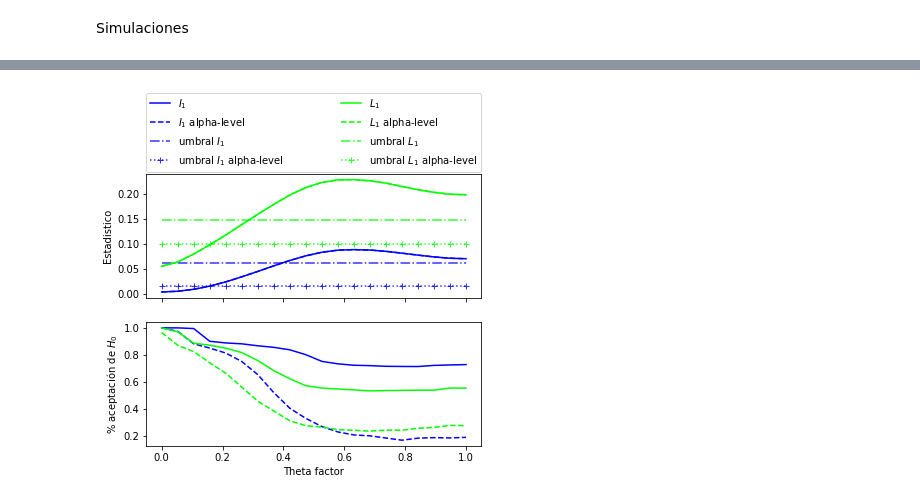
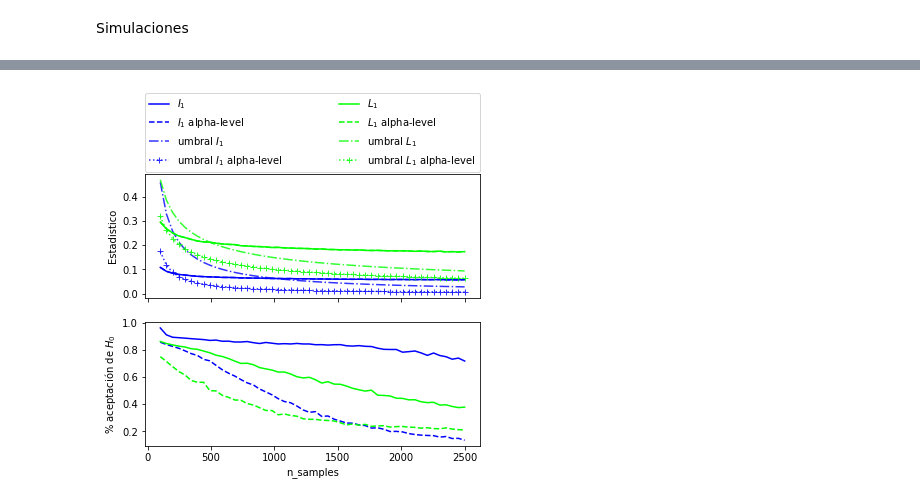
Before and after one commit to MartinVIllesca/Curso-teoria-informacion, a Jupyter notebook: proyecto/simulaciones2.ipynb, the cells around one changed output, grey strips where cells are left out. Saved outputs shown, nothing was run; the diff lists cells and outputs as text; code cells hidden in the pictures.

```diff
--- a/proyecto/simulaciones2.ipynb
+++ b/proyecto/simulaciones2.ipynb
@@ -81,9 +83,9 @@ def l1Test(X, Y, mX, mY, plotear=False, asintotico=False):
                 plt.scatter(x=X[intervaloX[0] * intervaloY[0]],
                             y=Y[intervaloX[0] * intervaloY[0]],
                             cmap="PuOr", alpha=0.1)
-#                 plt.vlines(bx, ymin=miny, ymax=maxy)
-#                 plt.hlines(by, xmin=minx, xmax=maxx)
-#                 plt.text(ax, ay, '{:.2f}'.format(aux))
+                plt.vlines(bx, ymin=miny, ymax=maxy)
+                plt.hlines(by, xmin=minx, xmax=maxx)
+                plt.text(ax, ay, '{:.2f}'.format(aux))
 
 
     if plotear:
@@ -93,7 +95,7 @@ def l1Test(X, Y, mX, mY, plotear=False, asintotico=False):
         else: print('son dependientes')
         print(mX / np.log(n_samples))
         print(mX * mY / n_samples)
-#         plt.show()
+        plt.show()
     return L1, umbral
 # %% [markdown]
 ## Estadístico basado en $log$-verosimilitud
@@ -419,28 +452,67 @@ r
 # %%
+samples = np.linspace(100,2500, dtype=int)
+
+L1, umbralL1, acceptanceL1 = [], [], []
+I1, umbralI1, acceptanceI1 = [], [], []
+
+L1_alpha, umbralL1_alpha, acceptanceL1_alpha = [], [], []
+I1_alpha, umbralI1_alpha, acceptanceI1_alpha = [], [], []
+
+for n_samples in samples:
+
+    i = 0
+    print(n_samples)
+
+    X = DATA[name][:,0]
+    Y = DATA[name][:,1]
+
+    plotear=False
+
+    theta = 0.4 * np.pi / 4
+    print('logLikTest')
+    I1_,  uI1,  accI1  = runDistributions(n_samples, theta, logLikTest)
+    print('L1Test')
+    L1_,  uL1,  accL1  = runDistributions(n_samples, theta, l1Test)
+
+    print('logLikTest asintotico')
+    I1_a, uI1a, accI1a = runDistributions(n_samples, theta, logLikTest, True)
+    print('L1Test asintotico')
+    L1_a, uL1a, accL1a = runDistributions(n_samples, theta, l1Test, True)
+
+    i += 1
+
+    I1.append(I1_), umbralI1.append(uI1), acceptanceI1.append(accI1)
+    L1.append(L1_), umbralL1.append(uL1), acceptanceL1.append(accL1)
+
+    I1_alpha.append(I1_a), umbralI1_alpha.append(uI1a), acceptanceI1_alpha.append(accI1a)
+    L1_alpha.append(L1_a), umbralL1_alpha.append(uL1a), acceptanceL1_alpha.append(accL1a)
+
+    print()
+
+samples = np.array(samples)
+
 fig, axs = plt.subplots(2, sharex=True, figsize=(6,5))
-# fig.suptitle('Resultados agregados')
 axs[0].set_ylabel('Estadistico')
 axs[1].set_ylabel('% aceptación de $H_0$')
-axs[1].set_xlabel('Theta factor')
+axs[1].set_xlabel('n_samples')
 
-axs[0].plot(Theta, I1, label='$I_1$', color=colors[0])
-axs[0].plot(Theta, I1_alpha, ls='--', label='$I_1$ alpha-level', color=colors[0])
-axs[0].plot(Theta, umbralI1, label='umbral $I_1$', ls='-.', color=colors[0], alpha=0.8)
-axs[0].plot(Theta, umbralI1_alpha, label='umbral $I_1$ alpha-level',
+axs[0].plot(samples, I1, label='$I_1$', color=colors[0])
+axs[0].plot(samples, I1_alpha, ls='--', label='$I_1$ alpha-level', color=colors[0])
+axs[0].plot(samples, umbralI1, label='umbral $I_1$', ls='-.', color=colors[0], alpha=0.8)
+axs[0].plot(samples, umbralI1_alpha, label='umbral $I_1$ alpha-level',
             ls=':', marker='+', color=colors[0], alpha=0.8)
-axs[1].plot(Theta, acceptanceI1, color=colors[0])
-axs[1].plot(Theta, acceptanceI1_alpha, color=colors[0], ls='--')
+axs[1].plot(samples, acceptanceI1, color=colors[0])
+axs[1].plot(samples, acceptanceI1_alpha, color=colors[0], ls='--')
 
-axs[0].plot(Theta, L1, label='$L_1$', color=colors[-1])
-axs[0].plot(Theta, L1_alpha, ls='--', label='$L_1$ alpha-level', color=colors[-1])
-axs[0].plot(Theta, umbralL1, label='umbral $L_1$', ls='-.', color=colors[-1], alpha=0.8)
-axs[0].plot(Theta, umbralL1_alpha, label='umbral $L_1$ alpha-level',
+axs[0].plot(samples, L1, label='$L_1$', color=colors[-1])
+axs[0].plot(samples, L1_alpha, ls='--', label='$L_1$ alpha-level', color=colors[-1])
+axs[0].plot(samples, umbralL1, label='umbral $L_1$', ls='-.', color=colors[-1], alpha=0.8)
+axs[0].plot(samples, umbralL1_alpha, label='umbral $L_1$ alpha-level',
             ls=':', marker='+', color=colors[-1], alpha=0.8)
-axs[1].plot(Theta, acceptanceL1, color=colors[-1])
-axs[1].plot(Theta, acceptanceL1_alpha, color=colors[-1], ls='--')
+axs[1].plot(samples, acceptanceL1, color=colors[-1])
+axs[1].plot(samples, acceptanceL1_alpha, color=colors[-1], ls='--')
 
 axs[0].legend(bbox_to_anchor=(0., 1.02, 1., .102), loc='lower left',
            ncol=2, mode="expand", borderaxespad=0.)
-# axs[1].legend()
 plt.show()
 # %% [output]
@@ -447 +536 @@ plt.show()
-[figure, old version]
+[figure, new version]
```
Also changed, not shown: parts of 19 cells of this notebook, 17 other files.
